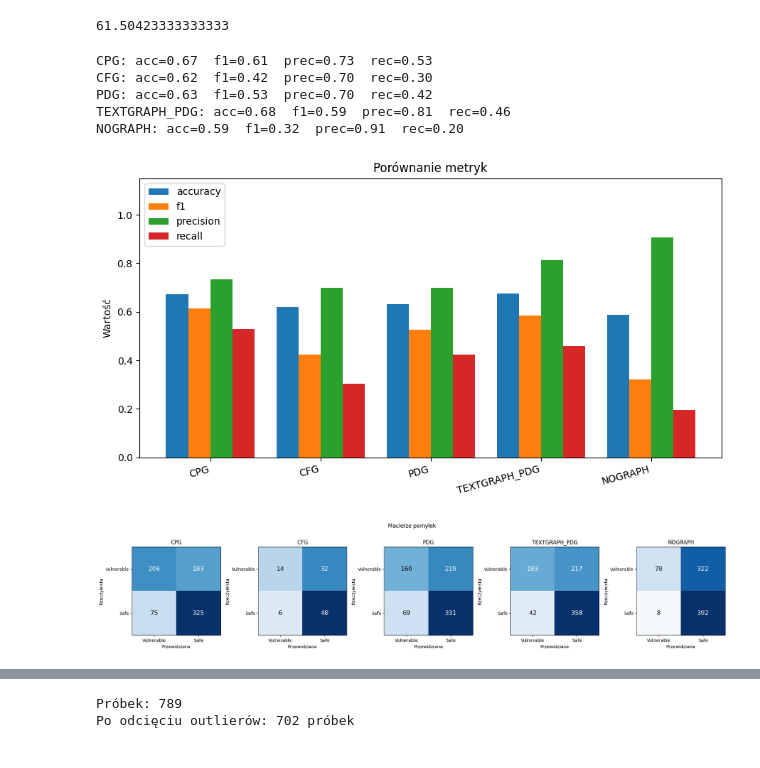
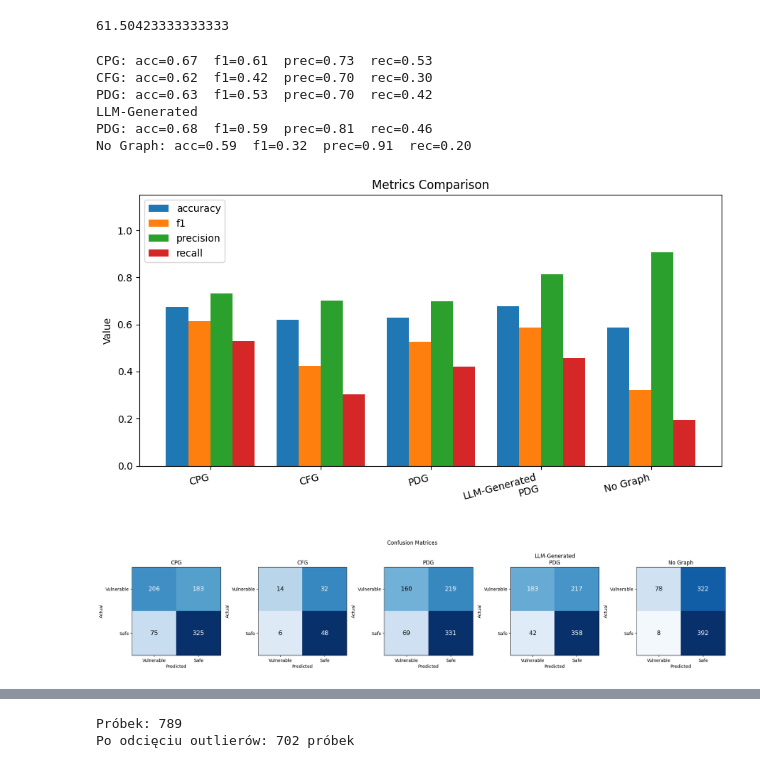
Before and after one commit to b9dn/VulDet, a Jupyter notebook: wykresy.ipynb, the cells around one changed output, grey strips where cells are left out. Cells and saved outputs as stored; diff of their text form; code cells hidden in the pictures.

Commit message:
results

```diff
--- a/wykresy.ipynb
+++ b/wykresy.ipynb
@@ -23,7 +23,8 @@ from sklearn.metrics import (
 name = "arcee-aitrinity-large-preview:free";
 labels = ["CPG", "CFG", "PDG", "TEXTGRAPH_PDG", ""]
 FILES = {
-    (lab if lab else "NOGRAPH"): (f"results/{name}-{lab}.json" if lab else f"results/{name}.json")
+    ("LLM-Generated\nPDG" if lab == "TEXTGRAPH_PDG" else ("No Graph" if not lab else lab)):
+    (f"results/{name}-{lab}.json" if lab else f"results/{name}.json")
     for lab in labels
 }
 
@@ -66,44 +67,45 @@ for i, metryka in enumerate(metryki):
 ax.set_xticks(x + szerokosc * 1.5)
 ax.set_xticklabels(nazwy, rotation=15, ha="right")
 ax.set_ylim(0, 1.15)
-ax.set_ylabel("Wartość")
-ax.set_title("Porównanie metryk")
+ax.set_ylabel("Value")
+ax.set_title("Metrics Comparison")
 ax.legend()
 plt.tight_layout()
 plt.savefig("metryki.png", dpi=150)
 plt.show()
 
 # --- WYKRES 2: Macierze pomyłek ---
 n = len(wyniki)
 fig, axes = plt.subplots(1, n, figsize=(4 * n, 4))
 if n == 1:
     axes = [axes]
 
 etykiety = ["Vulnerable", "Safe"]
 
 for ax, (nazwa, m) in zip(axes, wyniki.items()):
     cm = m["cm"]
     ax.imshow(cm, cmap="Blues", vmin=0)
     ax.set_xticks([0, 1]); ax.set_yticks([0, 1])
     ax.set_xticklabels(etykiety)
     ax.set_yticklabels(etykiety)
-    ax.set_xlabel("Przewidziana")
-    ax.set_ylabel("Rzeczywista")
+    ax.set_xlabel("Predicted")
+    ax.set_ylabel("Actual")
     ax.set_title(nazwa)
     for i in range(2):
         for j in range(2):
             ax.text(j, i, cm[i, j], ha="center", va="center", fontsize=14,
                     color="white" if cm[i, j] > cm.max() / 2 else "black")
 
-plt.suptitle("Macierze pomyłek", y=1.02)
+plt.suptitle("Confusion Matrices", y=1.02)
 plt.tight_layout()
 plt.savefig("confusion_matrices.png", dpi=150)
 plt.show()
 # %% [output]
 CPG: acc=0.67  f1=0.61  prec=0.73  rec=0.53
 CFG: acc=0.62  f1=0.42  prec=0.70  rec=0.30
 PDG: acc=0.63  f1=0.53  prec=0.70  rec=0.42
-TEXTGRAPH_PDG: acc=0.68  f1=0.59  prec=0.81  rec=0.46
-NOGRAPH: acc=0.59  f1=0.32  prec=0.91  rec=0.20
+LLM-Generated
+PDG: acc=0.68  f1=0.59  prec=0.81  rec=0.46
+No Graph: acc=0.59  f1=0.32  prec=0.91  rec=0.20
-[figure, old version]
+[figure, new version]
-[figure, old version]
+[figure, new version]
```
Also changed, not shown: parts of 2 cells of this notebook, 17 other files.
